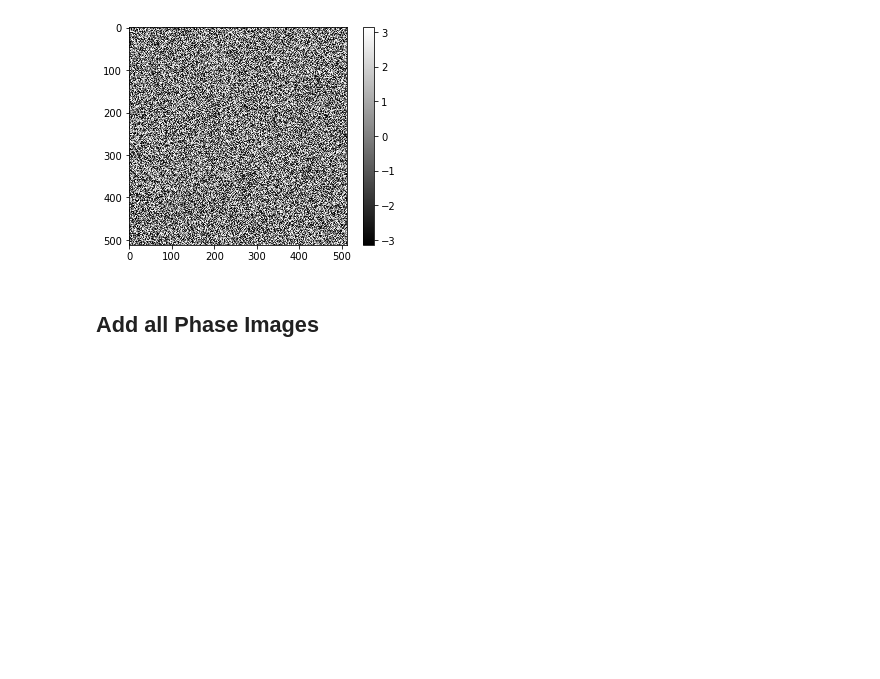
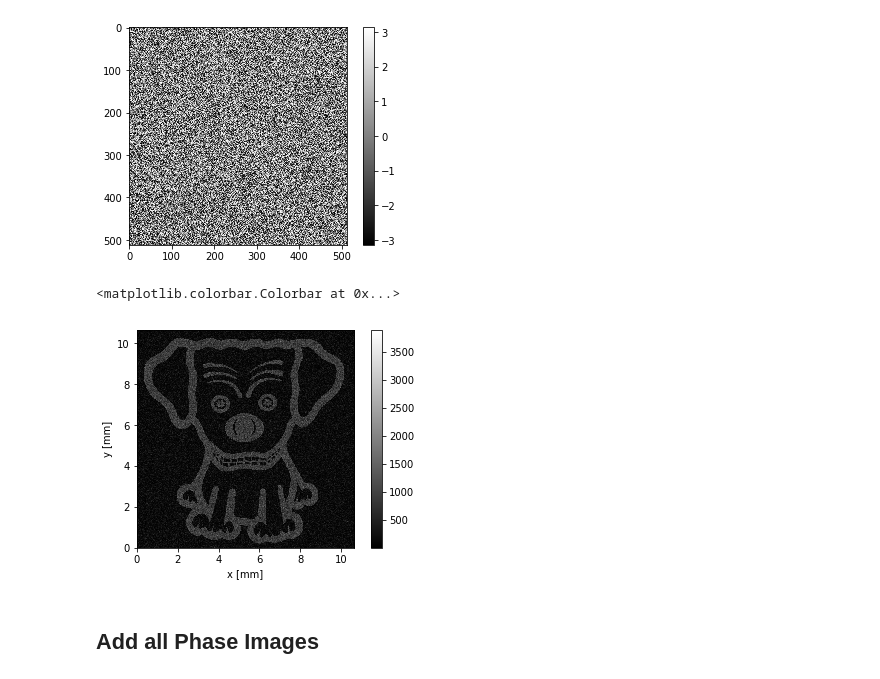
Before and after one commit to Molecular-Nanophotonics/SLM-Playground, a Jupyter notebook: SLM Playground.ipynb, the cells around one changed output. Drawn from its saved outputs; the diff is of its cells as text; code cells hidden in the pictures; blank space fills up the shorter version.

```diff
--- a/SLM Playground.ipynb
+++ b/SLM Playground.ipynb
@@ -114,6 +120,18 @@ plt.colorbar()
 plt.show()
 # %% [output]
 [figure]
+# %%
+# wavelength*f_lense/pixel_size
+dimx = dimy = 532e-9*0.3/15e-6*1e3
+
+im = fftn(np.exp(1j*phase(A)))
+plt.imshow(abs(im), extent=[0, dimx, 0, dimy], cmap='gray')
+plt.xlabel('x [mm]')
+plt.ylabel('y [mm]')
+plt.colorbar()
+# %% [output]
+<matplotlib.colorbar.Colorbar at 0x...>
+[figure, added]
 # %%
 # Convert phase from -pi, pi to 0, 2*pi
 phase_image = phase(A)+np.pi
```
Also changed, not shown: parts of 6 cells of this notebook, 40 other files.
